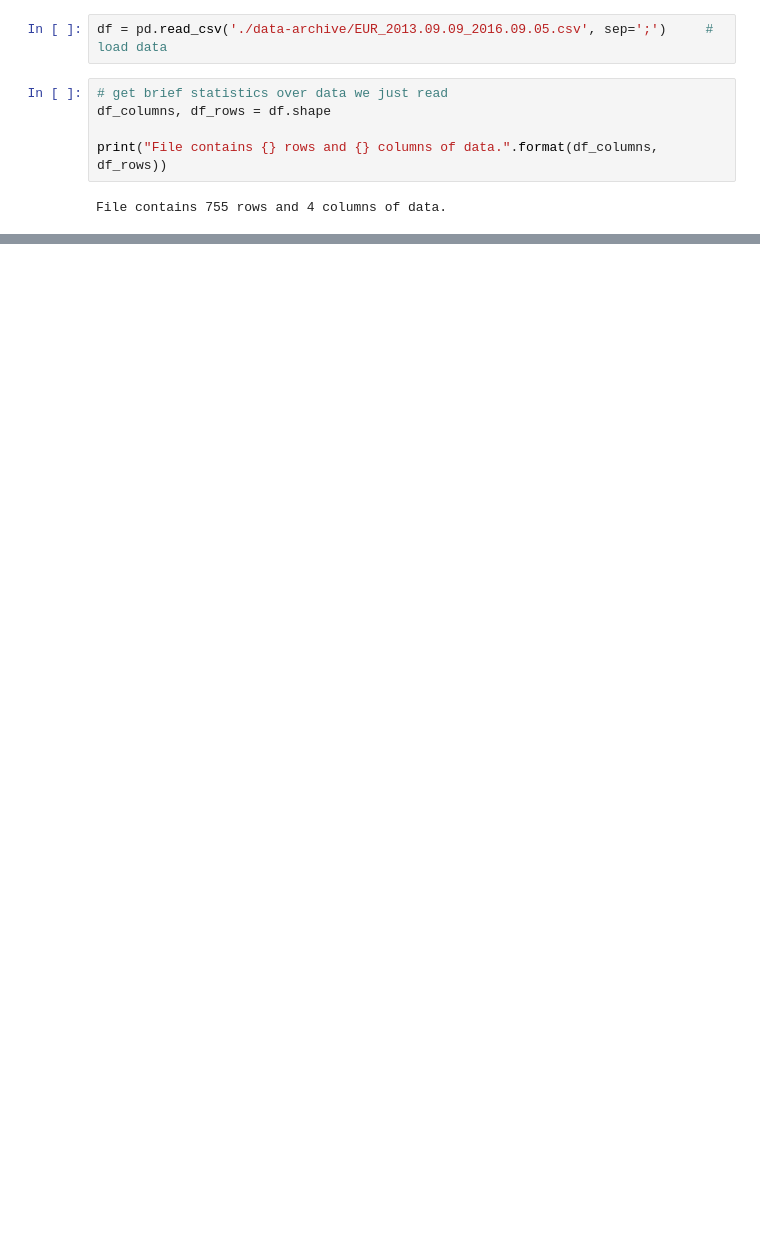
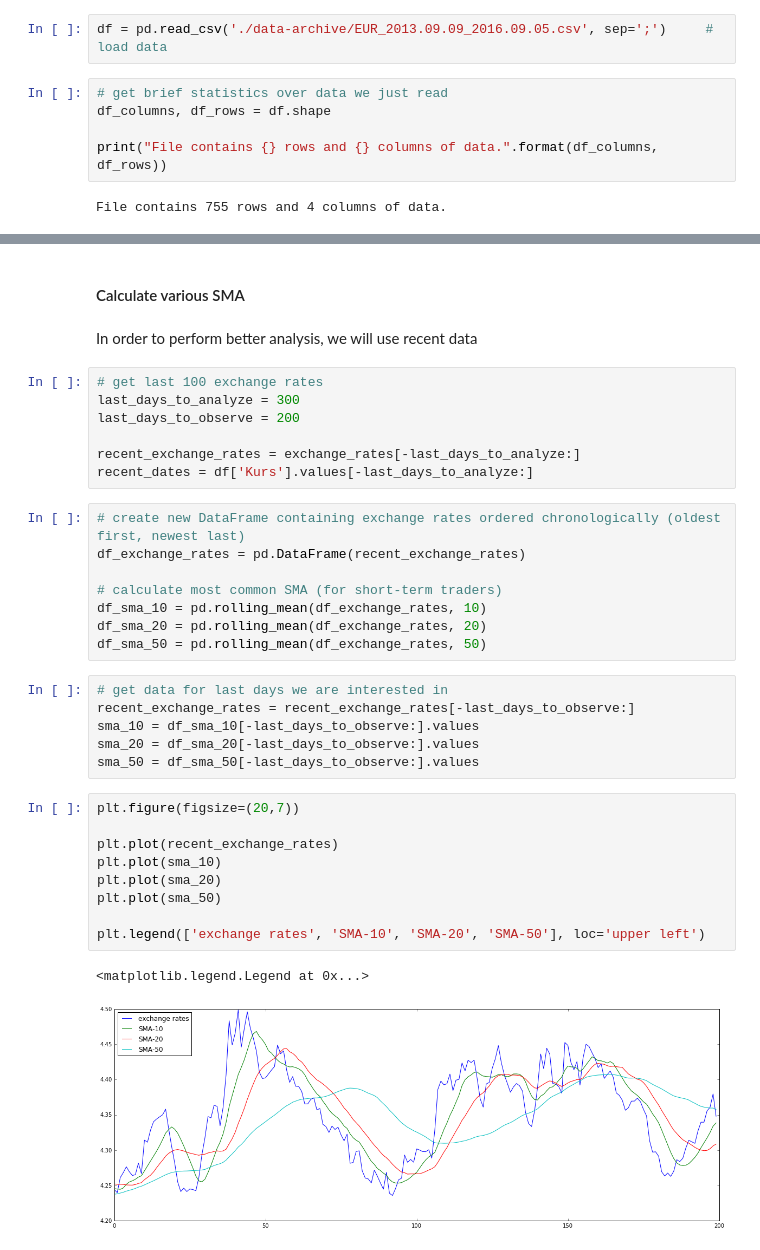
Before and after one commit to mariuszrokita/money-machine, a Jupyter notebook: EURPLN_exchange_rate_analysis.ipynb, the cells around one changed output, grey strips where cells are left out. Drawn from its saved outputs; the diff is of its cells as text; blank space fills up the shorter version.

```diff
--- a/EURPLN_exchange_rate_analysis.ipynb
+++ b/EURPLN_exchange_rate_analysis.ipynb
@@ -52,0 +84,37 @@ plt.plot(exchange_rates)
+# %% [markdown]
+#### Calculate various SMA
+# %% [markdown]
+In order to perform better analysis, we will use recent data
+# %%
+# get last 100 exchange rates
+last_days_to_analyze = 300
+last_days_to_observe = 200
+
+recent_exchange_rates = exchange_rates[-last_days_to_analyze:]
+recent_dates = df['Kurs'].values[-last_days_to_analyze:]
+# %%
+# create new DataFrame containing exchange rates ordered chronologically (oldest first, newest last)
+df_exchange_rates = pd.DataFrame(recent_exchange_rates)
+
+# calculate most common SMA (for short-term traders)
+df_sma_10 = pd.rolling_mean(df_exchange_rates, 10)
+df_sma_20 = pd.rolling_mean(df_exchange_rates, 20)
+df_sma_50 = pd.rolling_mean(df_exchange_rates, 50)
+# %%
+# get data for last days we are interested in
+recent_exchange_rates = recent_exchange_rates[-last_days_to_observe:]
+sma_10 = df_sma_10[-last_days_to_observe:].values
+sma_20 = df_sma_20[-last_days_to_observe:].values
+sma_50 = df_sma_50[-last_days_to_observe:].values
+# %%
+plt.figure(figsize=(20,7))
+
+plt.plot(recent_exchange_rates)
+plt.plot(sma_10)
+plt.plot(sma_20)
+plt.plot(sma_50)
+
+plt.legend(['exchange rates', 'SMA-10', 'SMA-20', 'SMA-50'], loc='upper left')
+# %% [output]
+<matplotlib.legend.Legend at 0x...>
+[figure, added]
```
Also changed, not shown: parts of 13 cells of this notebook.
